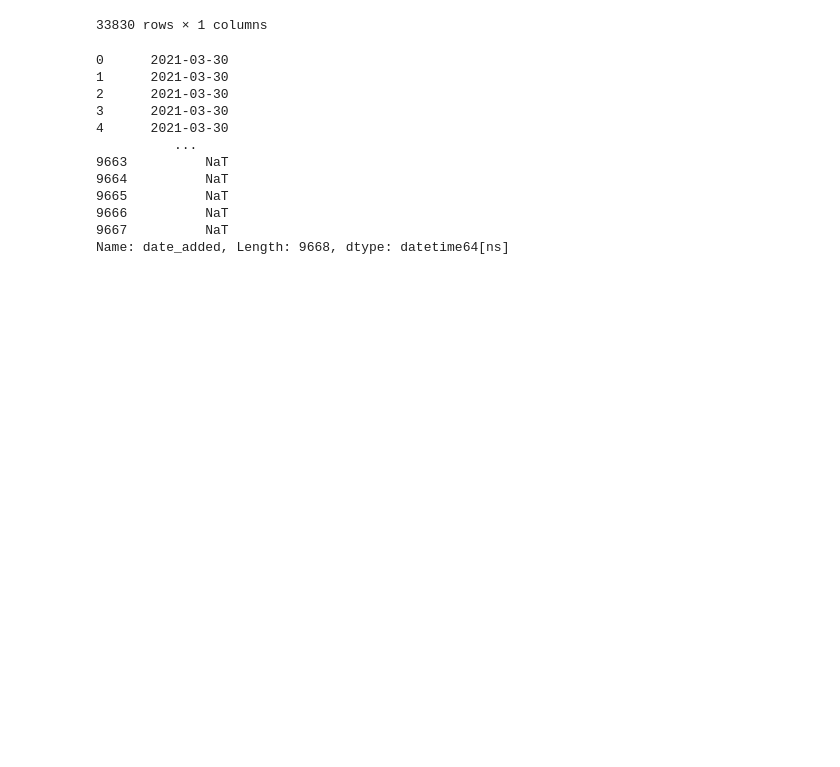
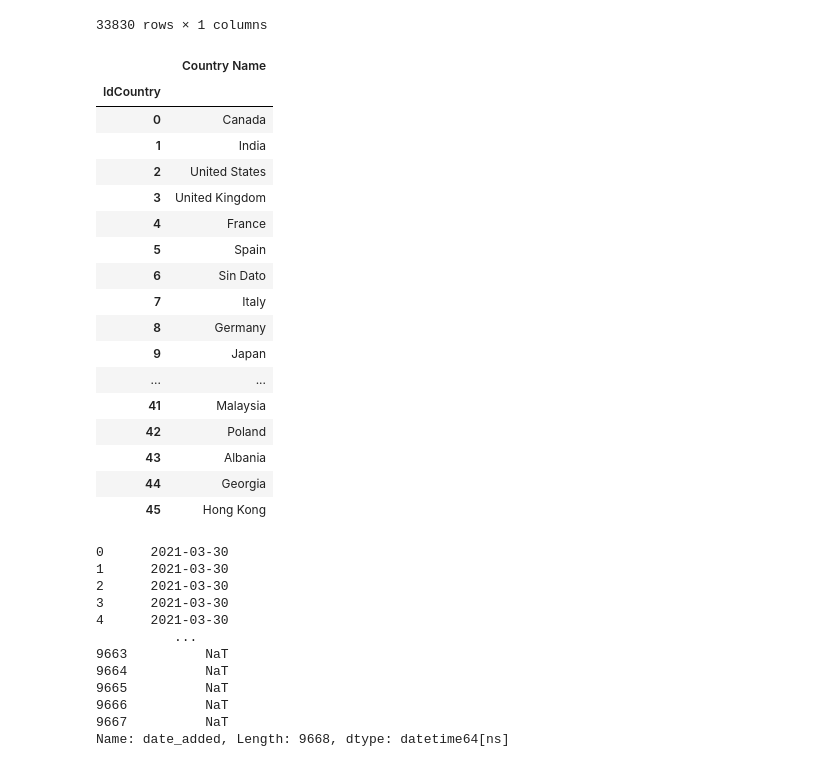
Before and after one commit to fcori47/PI01_DATA05, a Jupyter notebook: pi_engineer.ipynb, the cells around one changed output. Saved outputs shown, nothing was run; the diff lists cells and outputs as text; code cells hidden in the pictures; blank space fills up the shorter version.

```diff
--- a/pi_engineer.ipynb
+++ b/pi_engineer.ipynb
@@ -109,6 +116,43 @@ all_cast_amazon_df
 | 33828 | Nicolas Goldschmidt |
 | 33829 | Joseph Gilgun |
 33830 rows × 1 columns
+# %%
+#Se llenan los valores faltantes con la palabra 'sin dato' y posteriormente se crea una tabla con los distintos países que aparecen en el Dataframe de películas/series de Amazon
+
+
+amazon_titles_df.country = amazon_titles_df.country.fillna('Sin Dato')
+
+all_amazon_countrys = []
+
+for country in amazon_titles_df.country:
+    splited_country = country.split(',')
+    for country_spliter in splited_country:
+        all_amazon_countrys.append(country_spliter.strip())
+
+all_amazon_countrys = pd.Series(all_amazon_countrys)
+all_amazon_countrys = pd.unique(all_amazon_countrys)
+all_amazon_countrys_df = pd.DataFrame({'IdCountry': np.arange(len(all_amazon_countrys)), 'Country Name': all_amazon_countrys})
+all_amazon_countrys_df.set_index('IdCountry', inplace=True)
+all_amazon_countrys_df
+# %% [output]
+|  | Country Name |
+| IdCountry |  |
+| 0 | Canada |
+| 1 | India |
+| 2 | United States |
+| 3 | United Kingdom |
+| 4 | France |
+| 5 | Spain |
+| 6 | Sin Dato |
+| 7 | Italy |
+| 8 | Germany |
+| 9 | Japan |
+| ... | ... |
+| 41 | Malaysia |
+| 42 | Poland |
+| 43 | Albania |
+| 44 | Georgia |
+| 45 | Hong Kong |
 # %%
 #Cambio de tipo de la columna a datetime
 
```
Also changed, not shown: parts of 20 cells of this notebook.
